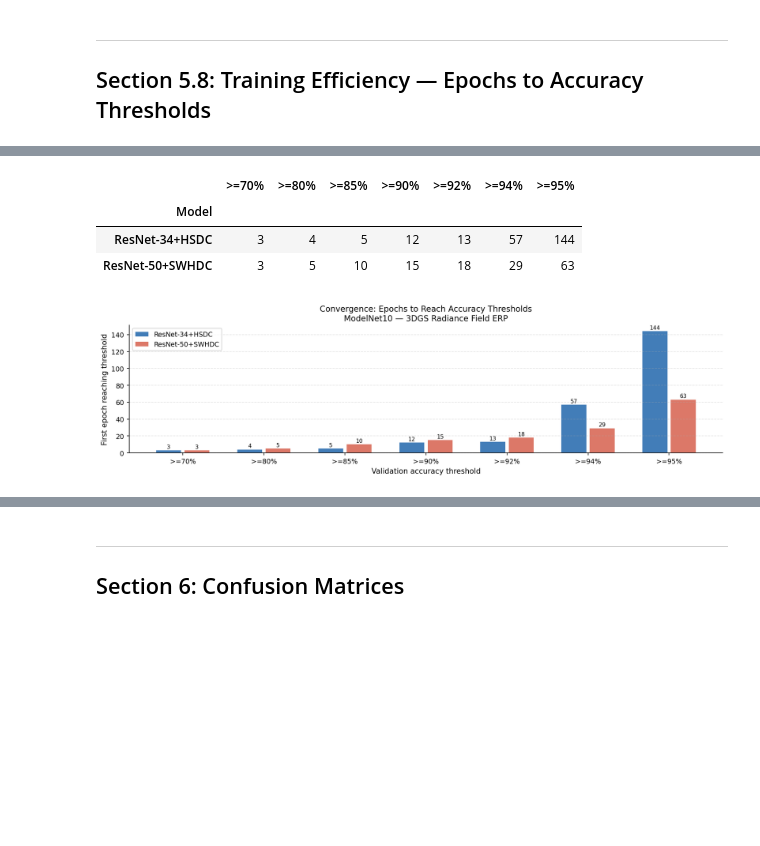
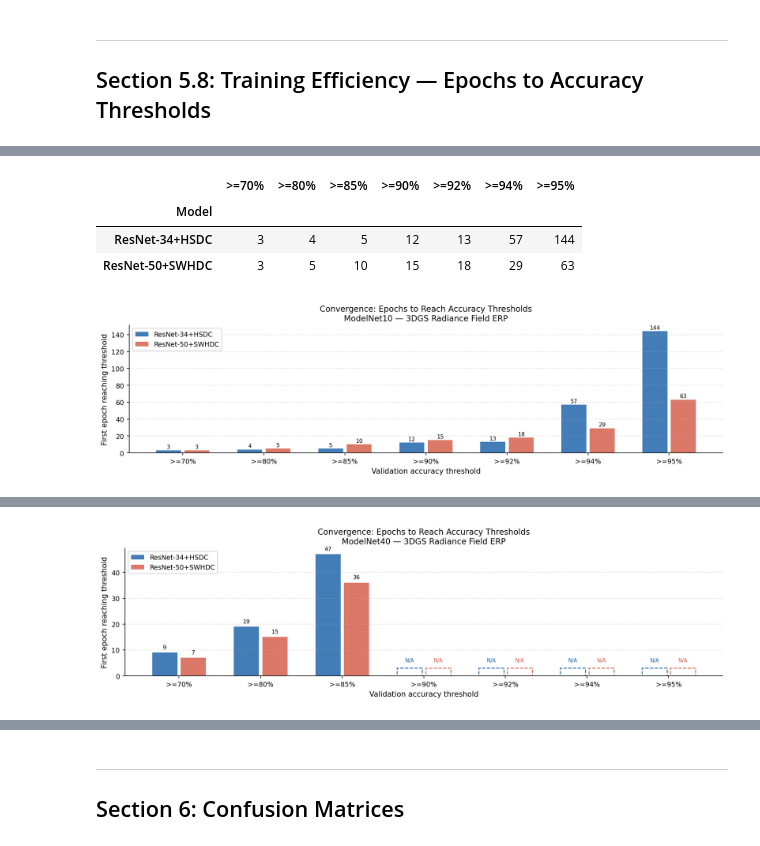
Before and after one commit to thiagolermen/gs-erp-3d-classification, a Jupyter notebook: notebooks/results_analysis.ipynb, the cells around one changed output, grey strips where cells are left out. Drawn from its saved outputs; the diff is of its cells as text; code cells hidden in the pictures; blank space fills up the shorter version.

```diff
--- a/notebooks/results_analysis.ipynb
+++ b/notebooks/results_analysis.ipynb
@@ -784,42 +820,48 @@ Saved: c:\DEV_ENV\source\UFRGS\TCC\gs-erp-3d-classification\experiments\figures/
 ## Section 5.8: Training Efficiency — Epochs to Accuracy Thresholds
 # %%
 # For each run: first epoch at which val_acc crosses each threshold.
-# Shows convergence speed — important for practical deployment discussions.
+# Shows convergence speed -- important for practical deployment discussions.
+# Produces separate charts for MN10 and MN40.
 
 if not runs:
-    print("No runs available.")
+    print('No runs available.')
 else:
-    thresholds = [70, 80, 85, 90, 92, 94, 95]
-    convergence_data = {}   # label -> {threshold -> epoch | None}
+    def _plot_convergence(dataset_tag: str, title_suffix: str, fname: str) -> None:
+        """Plot convergence threshold chart for runs matching dataset_tag."""
+        thresholds = [70, 80, 85, 90, 92, 94, 95]
+        convergence_data = {}   # label -> (run_name, {threshold -> epoch | None})
 
-    for run_name, entry in runs.items():
-        df = entry.get("metrics_df")
-        if df is None:
-            continue
-        _, _, label = _run_style(run_name)
-        thr_eps = {}
-        for thr in thresholds:
-            mask = df["val_acc"] >= thr
-            if mask.any():
-                first_idx = int(mask.idxmax())
-                thr_eps[thr] = int(df.loc[first_idx, "epoch"])
-            else:
-                thr_eps[thr] = None
-        convergence_data[label] = (run_name, thr_eps)
+        for run_name, entry in runs.items():
+            if dataset_tag not in run_name.lower():
+                continue
+            df = entry.get('metrics_df')
+            if df is None:
+                continue
+            _, _, label = _run_style(run_name)
+            thr_eps = {}
+            for thr in thresholds:
+                mask = df['val_acc'] >= thr
+                if mask.any():
+                    first_idx = int(mask.idxmax())
+                    thr_eps[thr] = int(df.loc[first_idx, 'epoch'])
+                else:
+                    thr_eps[thr] = None
+            convergence_data[label] = (run_name, thr_eps)
 
-    if not convergence_data:
-        print("No convergence data available.")
-    else:
+        if not convergence_data:
+            print(f'No convergence data available for {dataset_tag.upper()}.')
+            return
+
         # Print table
-        print("Epochs to first reach each validation accuracy threshold:\n")
+        print(f'Epochs to first reach each val accuracy threshold ({title_suffix}):\n')
         thr_df_rows = []
         for label, (_, thr_ep) in convergence_data.items():
-            row = {"Model": label}
+            row = {'Model': label}
             for thr in thresholds:
                 ep = thr_ep.get(thr)
-                row[f">={thr}%"] = ep if ep is not None else "N/A"
+                row[f'>={thr}%'] = ep if ep is not None else 'N/A'
             thr_df_rows.append(row)
-        thr_df = pd.DataFrame(thr_df_rows).set_index("Model")
+        thr_df = pd.DataFrame(thr_df_rows).set_index('Model')
         display(thr_df)
 
         # Bar chart
@@ -847,32 +889,38 @@ else:
                     )
                     ax.text(
                         xi + offsets[idx], ep + 1,
-                        str(ep), ha="center", va="bottom", fontsize=7.5,
+                        str(ep), ha='center', va='bottom', fontsize=7.5,
                     )
                 else:
                     ax.bar(
                         xi + offsets[idx], 3, width=bar_h * 0.88,
-                        color="none", edgecolor=color, linestyle="--", linewidth=1.2,
+                        color='none', edgecolor=color, linestyle='--', linewidth=1.2,
                     )
                     ax.text(
-                        xi + offsets[idx], 5, "N/A",
-                        ha="center", va="bottom", fontsize=7, color=color,
+                        xi + offsets[idx], 5, 'N/A',
+                        ha='center', va='bottom', fontsize=7, color=color,
                     )
 
         ax.set_xticks(x_pos)
-        ax.set_xticklabels([f">={t}%" for t in thresholds], fontsize=9)
-        ax.set_xlabel("Validation accuracy threshold")
-        ax.set_ylabel("First epoch reaching threshold")
-        ax.set_title("Convergence: Epochs to Reach Accuracy Thresholds\nModelNet10 — 3DGS Radiance Field ERP")
-        ax.legend(loc="upper left", fontsize=9)
-        ax.grid(True, axis="y", linestyle="--", alpha=0.35)
+        ax.set_xticklabels([f'>={t}%' for t in thresholds], fontsize=9)
+        ax.set_xlabel('Validation accuracy threshold')
+        ax.set_ylabel('First epoch reaching threshold')
+        ax.set_title(
+            f'Convergence: Epochs to Reach Accuracy Thresholds\n{title_suffix} \u2014 3DGS Radiance Field ERP'
+        )
+        ax.legend(loc='upper left', fontsize=9)
+        ax.grid(True, axis='y', linestyle='--', alpha=0.35)
 
         plt.tight_layout()
-        for ext in ("png", "pdf"):
+        for ext in ('png', 'pdf'):
             fig.savefig(
-                FIGURES_DIR / f"convergence_thresholds.{ext}",
-                dpi=300, bbox_inches="tight",
+                FIGURES_DIR / f'{fname}.{ext}',
+                dpi=300, bbox_inches='tight',
             )
         plt.show()
-        print(f"Saved: {FIGURES_DIR}/convergence_thresholds.*")
+        print(f'Saved: {FIGURES_DIR}/{fname}.*')
+
+    _plot_convergence('mn10', 'ModelNet10', 'convergence_thresholds_mn10')
+    print()
+    _plot_convergence('mn40', 'ModelNet40', 'convergence_thresholds_mn40')
 # %% [output]
@@ -885,0 +940 @@ Saved: c:\DEV_ENV\source\UFRGS\TCC\gs-erp-3d-classification\experiments\figures/
+[figure, added]
```
Also changed, not shown: parts of 18 cells of this notebook, 13 other files.
